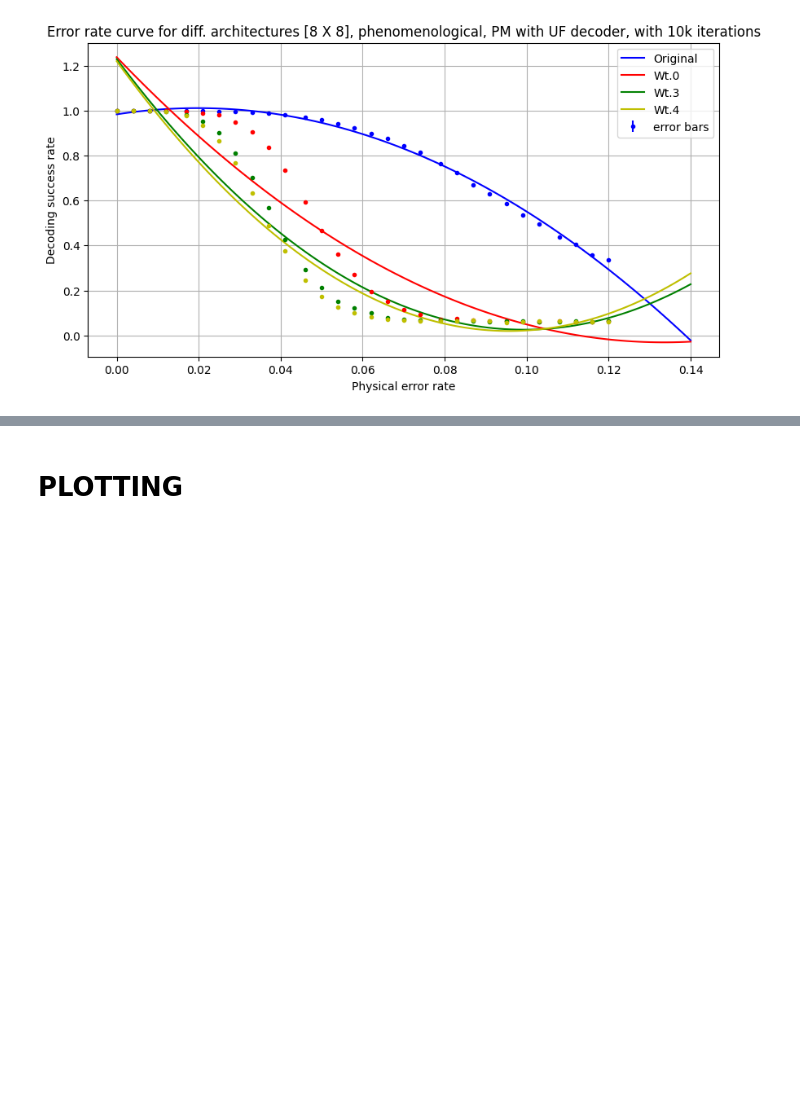
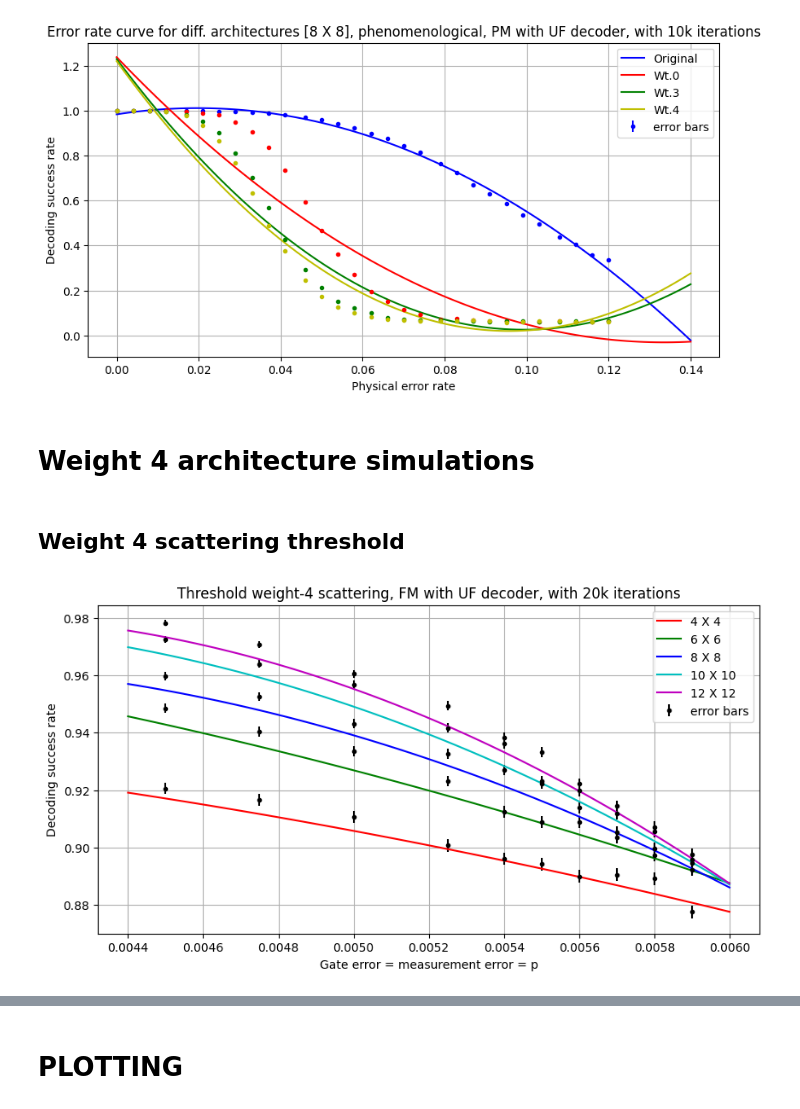
Before and after one commit to siddhantphy/qsurface, a Jupyter notebook: running/Conclusions.ipynb, the cells around one changed output, grey strips where cells are left out. Drawn from its saved outputs; the diff is of its cells as text; code cells hidden in the pictures; blank space fills up the shorter version.

Commit message:
working good, very small bug to correct for rates

```diff
--- a/running/Conclusions.ipynb
+++ b/running/Conclusions.ipynb
@@ -928,3 +928,66 @@ plt.savefig('Architectures comparison_Default_layer_PM.pdf')
 plt.show()
 # %% [output]
 [figure]
+# %% [markdown]
+# Weight 4 architecture simulations
+# %% [markdown]
+## Weight 4 scattering threshold
+# %%
+iterations = 20000
+
+data = {"(4, 4)":{"0":[0.0045,0.9206],"1":[0.00475,0.9166],"2":[0.005,0.91065],"3":[0.00525,0.9007],"4":[0.0054,0.8961],"5":[0.0055,0.89415],"6":[0.0056,0.88995],"7":[0.0057,0.89055],"8":[0.0058,0.8892],"9":[0.0059,0.8775]},"(6, 6)":{"0":[0.0045,0.94855],"1":[0.00475,0.94035],"2":[0.005,0.93355],"3":[0.00525,0.9231],"4":[0.0054,0.9124],"5":[0.0055,0.90895],"6":[0.0056,0.90895],"7":[0.0057,0.90365],"8":[0.0058,0.8973],"9":[0.0059,0.8922]},"(8, 8)":{"0":[0.0045,0.95975],"1":[0.00475,0.9526],"2":[0.005,0.94315],"3":[0.00525,0.9327],"4":[0.0054,0.92695],"5":[0.0055,0.92225],"6":[0.0056,0.91385],"7":[0.0057,0.9054],"8":[0.0058,0.8997],"9":[0.0059,0.8946]},"(10, 10)":{"0":[0.0045,0.97255],"1":[0.00475,0.96395],"2":[0.005,0.9568],"3":[0.00525,0.9417],"4":[0.0054,0.9362],"5":[0.0055,0.92305],"6":[0.0056,0.91975],"7":[0.0057,0.91175],"8":[0.0058,0.9056],"9":[0.0059,0.89575]},"(12, 12)":{"0":[0.0045,0.97825],"1":[0.00475,0.97075],"2":[0.005,0.96055],"3":[0.00525,0.94945],"4":[0.0054,0.93835],"5":[0.0055,0.9332],"6":[0.0056,0.92225],"7":[0.0057,0.91445],"8":[0.0058,0.907],"9":[0.0059,0.8976]}}
+
+rates = [rate[0] for rate in list(data["(4, 4)"].values())]
+
+l4 = [rate[1] for rate in list(data["(4, 4)"].values())]
+l6 = [rate[1] for rate in list(data["(6, 6)"].values())]
+l8 = [rate[1] for rate in list(data["(8, 8)"].values())]
+l10 = [rate[1] for rate in list(data["(10, 10)"].values())]
+l12 = [rate[1] for rate in list(data["(12, 12)"].values())]
+
+
+# Fitting function
+def fitting_function(x, a0, a1, a2, mu, pth):
+    return a0+a1*(x-pth)*(8**(1/mu))+a2*((x-pth)**2)*(8**(2/mu))
+
+# Error function
+def err(x):
+    return math.sqrt((x**2 * (1-x) + x * (1-x)**2 )/iterations)
+
+
+error= [[err(x) for x in l] for l in [l4, l6, l8,  l10, l12]]
+
+rng = np.random.default_rng()
+
+pop =[curve_fit(fitting_function, rates, code, maxfev=50000) for code in [l4, l6, l8, l10, l12]]
+
+
+fig = plt.figure(figsize=(10,5))
+fig.set_facecolor("w")
+ax1 = fig.add_subplot()
+ax1.set_title('Threshold weight-4 scattering, FM with UF decoder, with 20k iterations')
+ax1.set_ylabel('Decoding success rate')
+ax1.set_xlabel('Gate error = measurement error = p')
+plt.grid()
+
+
+plt.errorbar(rates,l4,yerr=error[0], fmt='k.')
+plt.errorbar(rates,l6,yerr=error[1], fmt='k.')
+plt.errorbar(rates,l8,yerr=error[2], fmt='k.')
+plt.errorbar(rates,l10,yerr=error[3], fmt='k.')
+plt.errorbar(rates,l12,yerr=error[4], fmt='k.')
+
+
+plt.plot(np.linspace(rates[0]-0.0001, rates[-1]+0.0001, 100),fitting_function(np.linspace(rates[0]+0.0001, rates[-1]+0.0001, 100),pop[0][0][0],pop[0][0][1],pop[0][0][2],pop[0][0][3],pop[0][0][4]),'r-', label='l4_fit')
+plt.plot(np.linspace(rates[0]-0.0001, rates[-1]+0.0001, 100),fitting_function(np.linspace(rates[0]+0.0001, rates[-1]+0.0001, 100),pop[1][0][0],pop[1][0][1],pop[1][0][2],pop[1][0][3],pop[1][0][4]),'g-', label='l6_fit')
+plt.plot(np.linspace(rates[0]-0.0001, rates[-1]+0.0001, 100),fitting_function(np.linspace(rates[0]+0.0001, rates[-1]+0.0001, 100),pop[2][0][0],pop[2][0][1],pop[2][0][2],pop[2][0][3],pop[2][0][4]),'b-', label='l8_fit')
+plt.plot(np.linspace(rates[0]-0.0001, rates[-1]+0.0001, 100),fitting_function(np.linspace(rates[0]+0.0001, rates[-1]+0.0001, 100),pop[3][0][0],pop[3][0][1],pop[3][0][2],pop[3][0][3],pop[3][0][4]),'c-', label='l10_fit')
+plt.plot(np.linspace(rates[0]-0.0001, rates[-1]+0.0001, 100),fitting_function(np.linspace(rates[0]+0.0001, rates[-1]+0.0001, 100),pop[4][0][0],pop[4][0][1],pop[4][0][2],pop[4][0][3],pop[4][0][4]),'m-', label='l12_fit')
+
+
+plt.legend(['4 X 4', '6 X 6', '8 X 8','10 X 10','12 X 12', 'error bars'])
+
+plt.savefig('Weight_4_scattering_threshold.pdf')
+plt.show()
+# %% [output]
+[figure, added]
```
Also changed, not shown: parts of 2 cells of this notebook, 4 other files.
